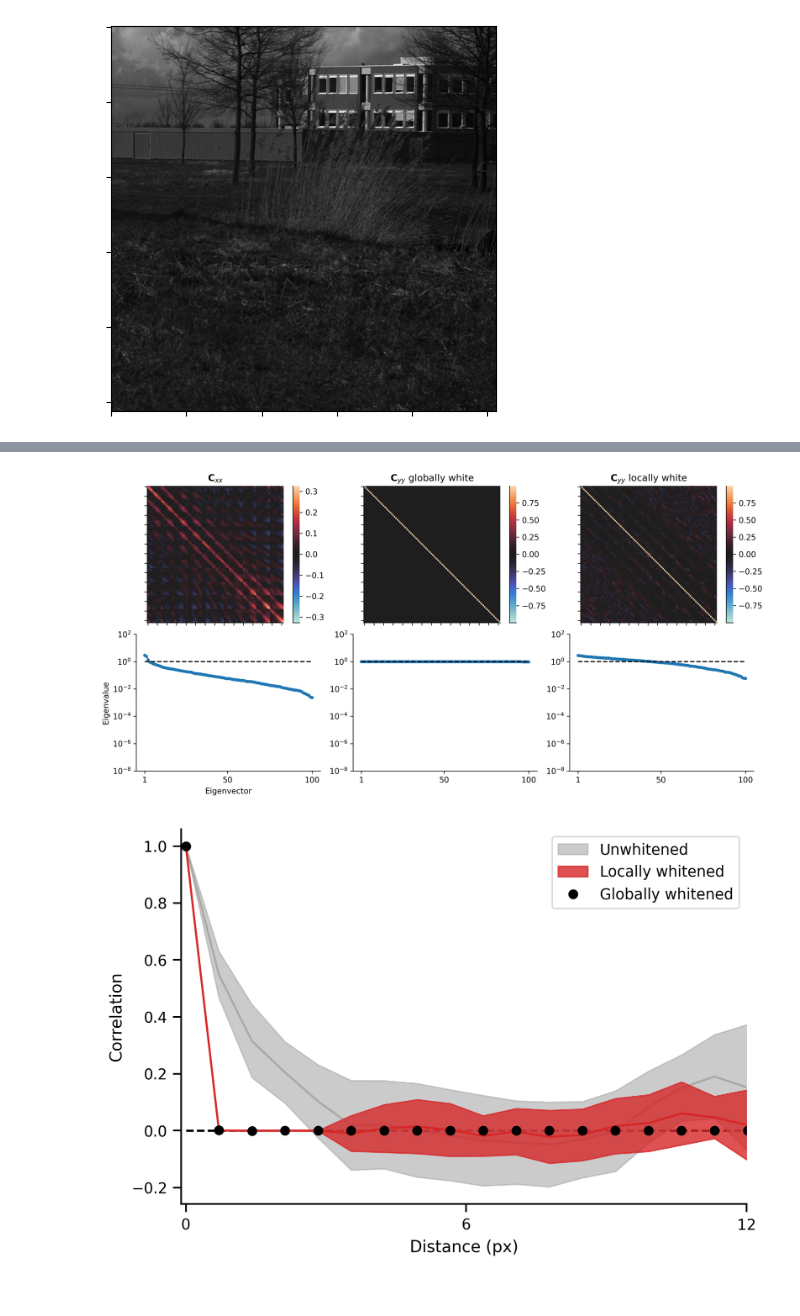
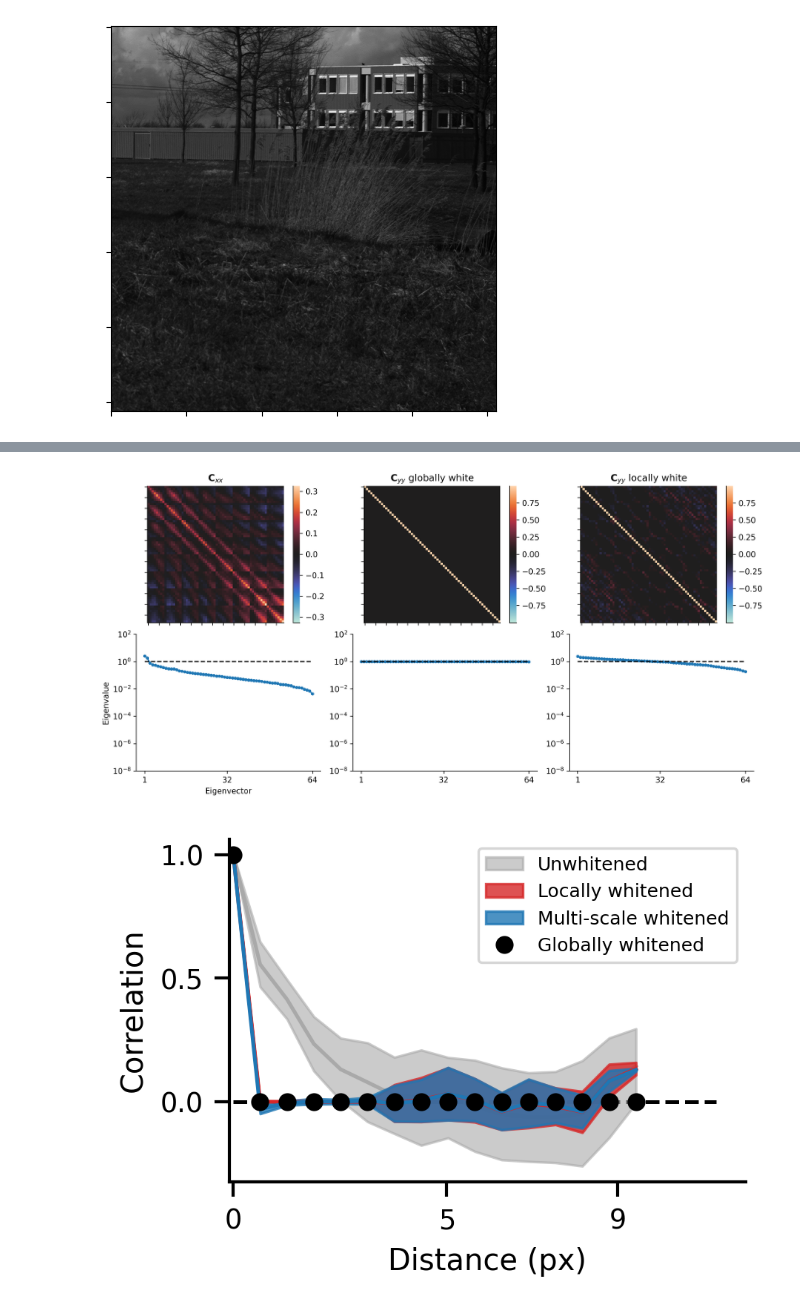
Before and after one commit to lyndond/frame_whitening, a Jupyter notebook: figures/conv2d.ipynb, the cells around one changed output, grey strips where cells are left out. Cells and saved outputs as stored; diff of their text form; code cells hidden in the pictures.

Commit message:
multiscale proto

```diff
--- a/figures/conv2d.ipynb
+++ b/figures/conv2d.ipynb
@@ -32,14 +29,14 @@ ax.set(xticklabels=[], yticklabels=[]);
 # %% [output]
 [figure]
 # %%
-patch_h, patch_w = 10, 10
+patch_h, patch_w = 8, 8
 img_h, img_w = img.shape
 
 sigma = .1
 n_steps = 20_000
 
 fig, ax = plt.subplots(1, 1)
-im = ax.imshow(img, cmap="gray")
+im = ax.imshow(img, cmap="bone")
 
 n_contexts = 5
 cols = sns.color_palette("Set1", n_contexts)
@@ -48,5 +45,6 @@ all_contexts, walk_coords = fwd.get_contexts(img, patch_h, patch_w, n_contexts,
 for idx, walk_hw in enumerate(walk_coords):
     walk_h, walk_w = walk_hw[:, 0], walk_hw[:, 1]
     ax.plot(walk_h, walk_w, color=cols[idx])
+ax.set(xlim=(img_h, img_h//3), ylim=(img_w, img_w//3))
 ax.axis("off")
 # %% [output]
@@ -114,12 +112,14 @@ X0 = X0 * 16
 Cxx0 = np.cov(X0.T)
 Cxx = Cxx0 + np.eye(Cxx0.shape[0]) * 1e-4
 
-n_batch = 2**15
+n_batch = 2**16
 conv_h, conv_w = 4, 4
 W = fw.get_conv_frame(patch_h, patch_w, conv_h, conv_w)
+step_skip = 512
+
+W2 = np.concatenate((W, W3), axis=1)
+plt.imshow(W, cmap="bone", aspect="auto")
 print(W.shape)
-plt.imshow(W, cmap="bone", aspect="auto")
-step_skip = 512
 
 g_last, g_all, _, _ = fws.adapt_covariance(
                                 Cxx_list=[Cxx],
@@ -133,4 +133,17 @@ g_last, g_all, _, _ = fws.adapt_covariance(
                                 alpha=1.,
                                 save_every=step_skip,
                             )
+
+g_last_multi, g_all_multi, _, _ = fws.adapt_covariance(
+                                Cxx_list=[Cxx],
+                                W=W2,
+                                batch_size=-1,
+                                n_batch=2**17,
+                                lr_g=1.5E-2,
+                                g0=None,
+                                online=False,
+                                clamp=False,
+                                alpha=1.,
+                                save_every=step_skip,
+                            )
 # %% [output]
@@ -214,42 +226,48 @@ ax[1, 2].set( yscale=yscale, ylim=(_YMIN, _YMAX))
 fig.tight_layout()
 sns.despine()
 # %% [output]
-[figure, old version]
+[figure, new version]
 # %%
 _XMAX = np.sqrt(patch_h**2 + patch_w**2)
-bins = np.linspace(0, _XMAX, 21)
+bins = np.linspace(0, _XMAX, 19)
 
 def plot_corr_by_dist(X, ax, statistic="std",**kwargs):
     arr = get_corr_by_dist(X)
     yyy = scipy.stats.binned_statistic(arr[:, 0], arr[:, 1], bins=bins, statistic="mean")
     x = yyy.bin_edges[:-1]
     mu = yyy.statistic
     if statistic == "std":
         zzz = scipy.stats.binned_statistic(arr[:, 0], arr[:, 1], bins=bins, statistic= "std")
         lo = yyy.statistic - zzz.statistic
         hi = yyy.statistic + zzz.statistic
     else:
         lo = scipy.stats.binned_statistic(arr[:, 0], arr[:, 1], bins=bins, statistic= "min").statistic
         hi = scipy.stats.binned_statistic(arr[:, 0], arr[:, 1], bins=bins, statistic= "max").statistic
 
     ax.fill_between(x, lo, hi, yyy.statistic, **kwargs)
     return x, mu, hi, lo
 
+WG2W = W2 @ (g_last_multi[0][:,None] * W2.T)
+Mm = np.linalg.inv(Ixx + WG2W)
 with sns.plotting_context("paper", font_scale=1):
-    fig, ax = plt.subplots(1, 1, dpi=300, figsize=(6, 4))
+    fig, ax = plt.subplots(1, 1, dpi=300, figsize=(3, 2))
     x, mu_unwhitened, _, _ =plot_corr_by_dist(X0, ax, "std", **{"label": "Unwhitened", "color": "darkgrey", "alpha":0.6})
     ax.plot(x, mu_unwhitened, color="darkgrey", zorder=-1)
 
+
     x, mu_local, _, _ = plot_corr_by_dist(X0 @ M.T, ax, "std", **{"label": "Locally whitened", "color": "C3", "alpha":0.8})
     ax.plot(x, mu_local, "C3")
+
+    x, mu_multi, _, _ = plot_corr_by_dist(X0 @ Mm.T, ax, "std", **{"label": "Multi-scale whitened", "color": "C0", "alpha":0.8})
+    ax.plot(x, mu_multi, "C0")
 
     arr = get_corr_by_dist(X0 @ Mw.T)
     yyy = scipy.stats.binned_statistic(arr[:, 0], arr[:, 1], bins=bins, statistic="mean")
     ax.plot(x, yyy.statistic, "ok", label="Globally whitened", lw=.5)
     ax.hlines(0, 0, np.sqrt(patch_h**2 + patch_w**2), color="k", linestyle="--", zorder=-1)
 
-    ax.legend()
+    ax.legend(fontsize=6)
     ax.set(xlabel="Distance (px)", ylabel="Correlation", xlim=(-.1, 12), xticks=(0, x[-2]//2, np.round(x[-3])))
     sns.despine()
 # %% [output]
-[figure, old version]
+[figure, new version]
```
Also changed, not shown: parts of 8 cells of this notebook.
